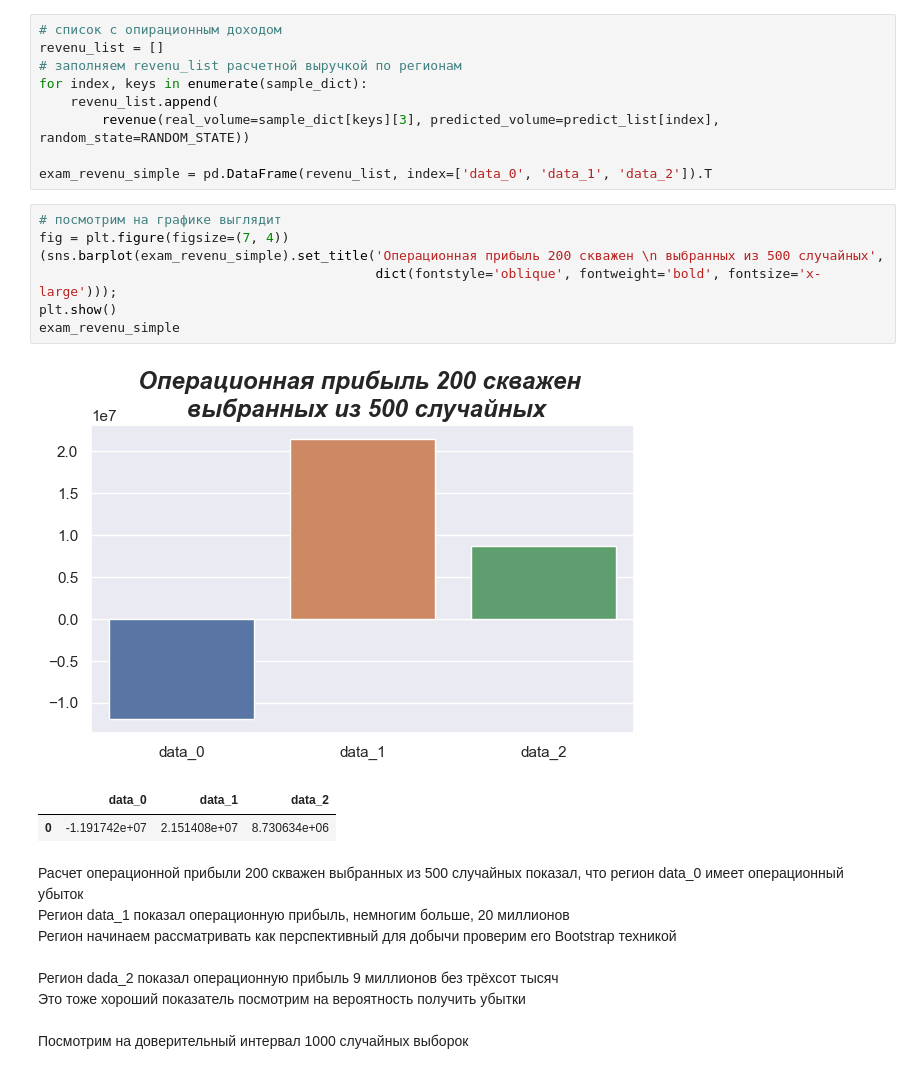
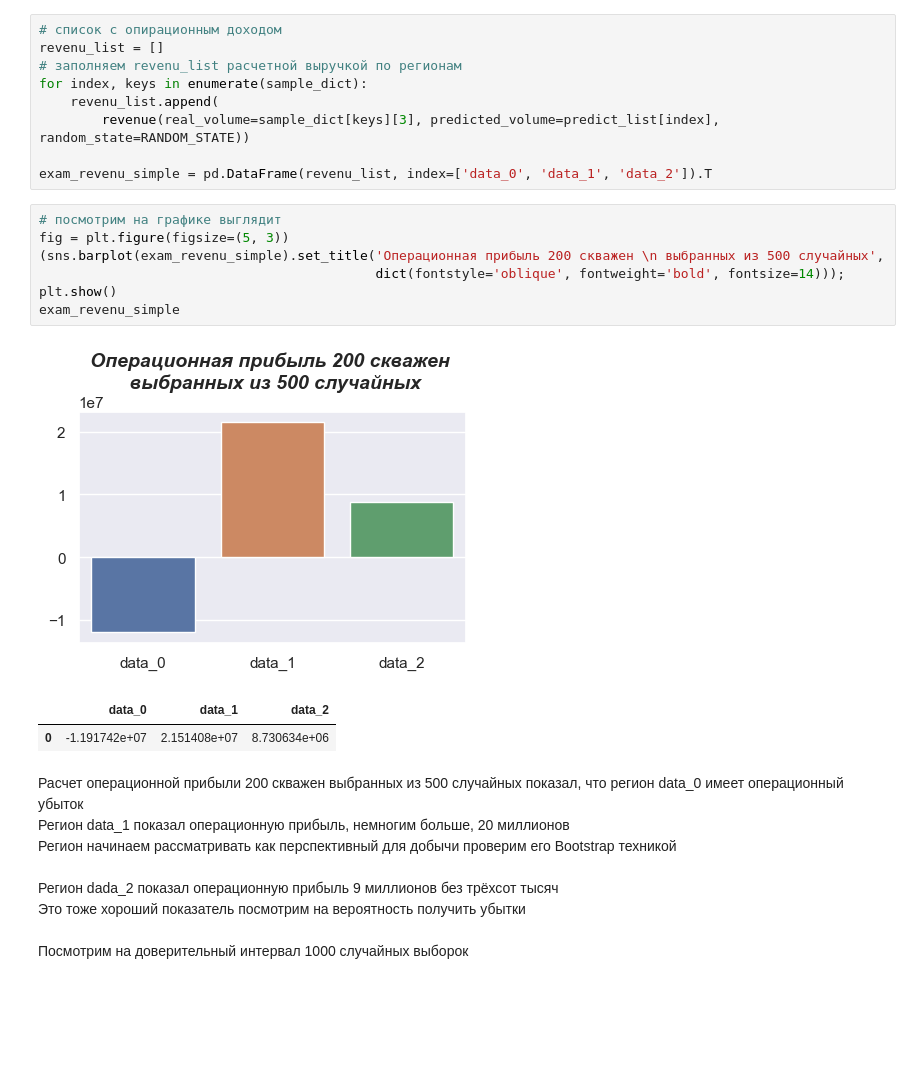
Before and after one commit to MaxMacClane/pythonScool, a Jupyter notebook: Practicum/Машинное обучение в бизнесе/615539ab-1fa1-4251-9ee1-c2375d3330eb.ipynb, the cells around one changed output. Drawn from its saved outputs; the diff is of its cells as text; blank space fills up the shorter version.

```diff
--- a/Practicum/Машинное обучение в бизнесе/615539ab-1fa1-4251-9ee1-c2375d3330eb.ipynb
+++ b/Practicum/Машинное обучение в бизнесе/615539ab-1fa1-4251-9ee1-c2375d3330eb.ipynb
@@ -446,13 +446,13 @@ for index, keys in enumerate(sample_dict):
 exam_revenu_simple = pd.DataFrame(revenu_list, index=['data_0', 'data_1', 'data_2']).T
 # %%
 # посмотрим на графике выглядит
-fig = plt.figure(figsize=(7, 4))
+fig = plt.figure(figsize=(5, 3))
 (sns.barplot(exam_revenu_simple).set_title('Операционная прибыль 200 скважен \n выбранных из 500 случайных',
-                                           dict(fontstyle='oblique', fontweight='bold', fontsize='x-large')));
+                                           dict(fontstyle='oblique', fontweight='bold', fontsize=14)));
 plt.show()
 exam_revenu_simple
 # %% [output]
-[figure, old version]
+[figure, new version]
 |  | data_0 | data_1 | data_2 |
 | 0 | -1.191742e+07 | 2.151408e+07 | 8.730634e+06 |
 # %% [markdown]
```
Also changed, not shown: parts of 1 cell of this notebook.
